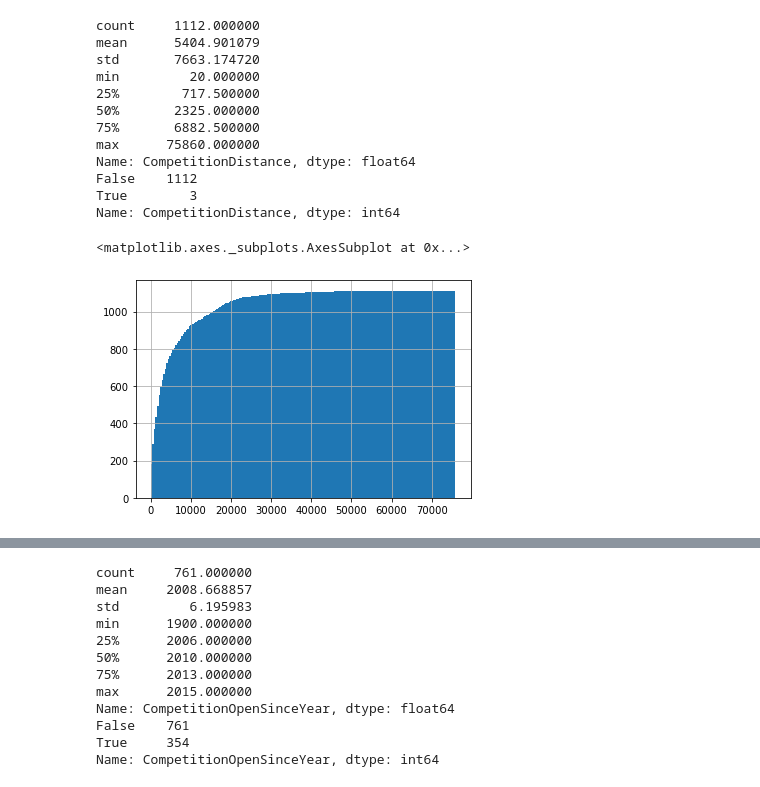
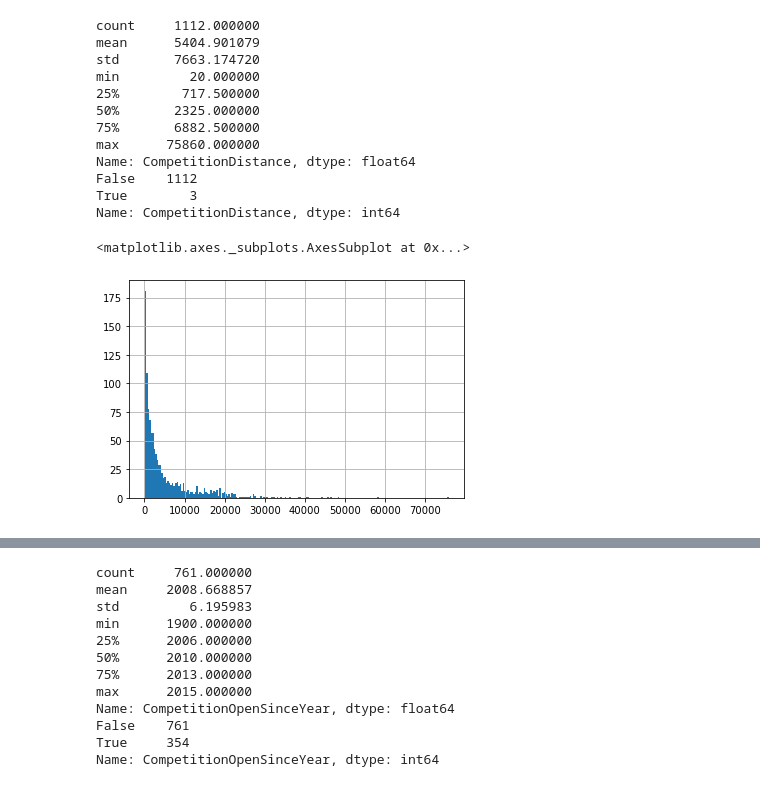
Before and after one commit to peterprescott/sales-data, a Jupyter notebook: notebook.ipynb, the cells around one changed output, grey strips where cells are left out. Drawn from its saved outputs; the diff is of its cells as text; code cells hidden in the pictures.

```diff
--- a/notebook.ipynb
+++ b/notebook.ipynb
@@ -143,10 +150,10 @@ False    1112
 True        3
 Name: CompetitionDistance, dtype: int64
 # %%
-store.CompetitionDistance.hist(cumulative=True, bins=200)
+store.CompetitionDistance.hist(bins=200)
 # %% [output]
 <matplotlib.axes._subplots.AxesSubplot at 0x...>
-[figure, old version]
+[figure, new version]
 # %%
 print(store.CompetitionOpenSinceMonth.describe())
 print(store.CompetitionOpenSinceMonth.isnull().value_counts()) # null for 354
```
Also changed, not shown: parts of 31 cells of this notebook.
